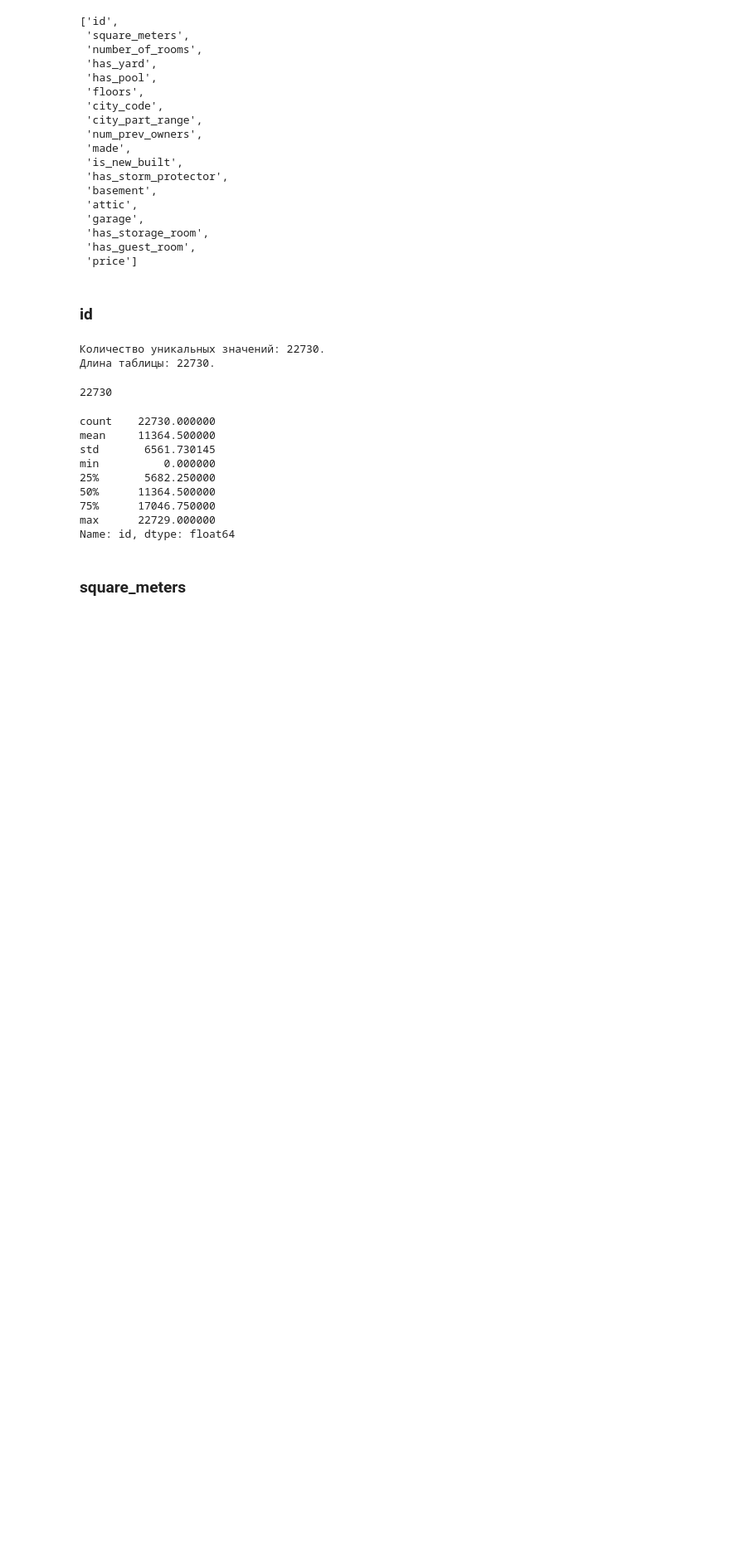
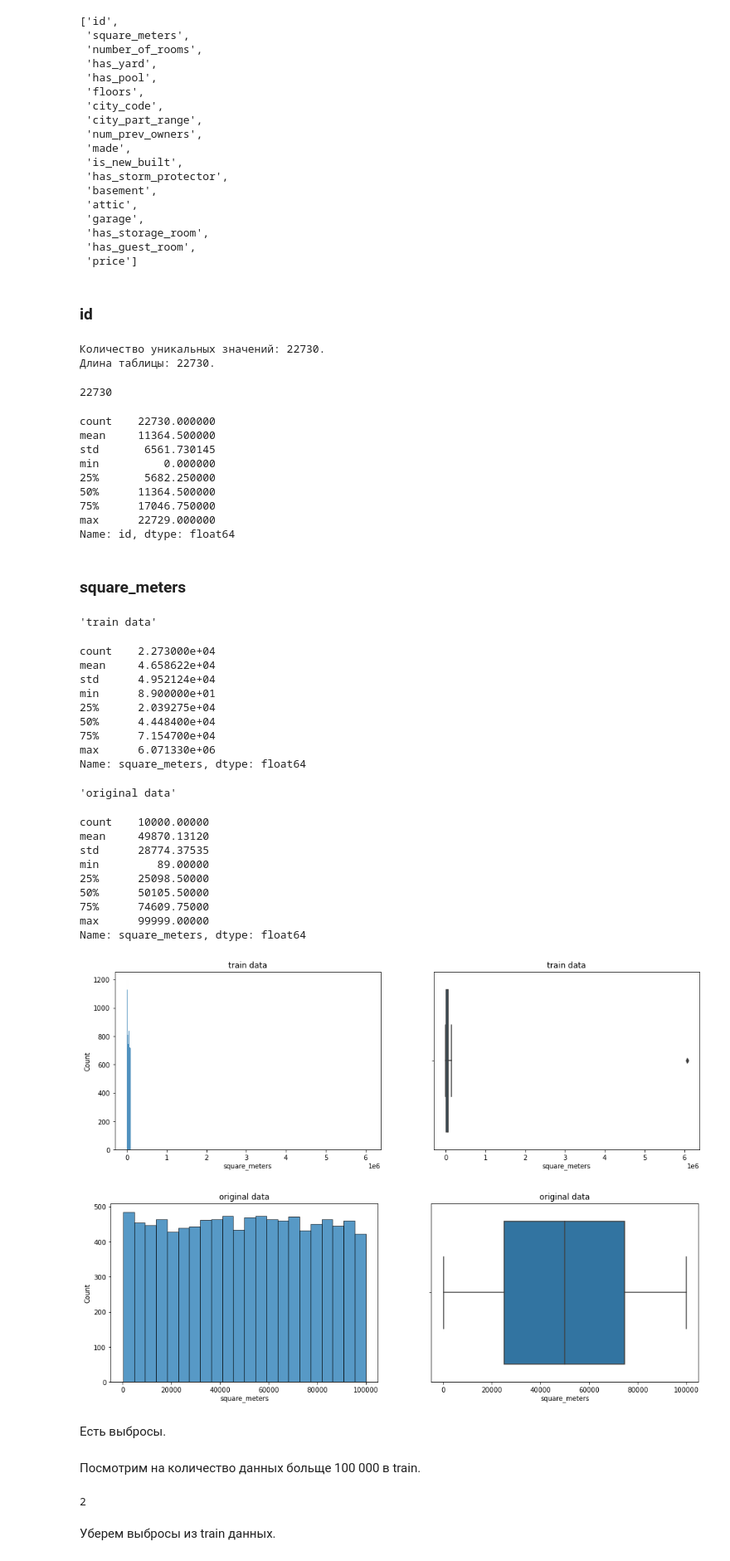
Before and after one commit to keedach/Kaggle, a Jupyter notebook: playground_series_3_6/playground_series_3_6.ipynb, the cells around one changed output. Shown at 83% size. Cells and saved outputs as stored; diff of their text form; code cells hidden in the pictures; blank space fills up the shorter version.

```diff
--- a/playground_series_3_6/playground_series_3_6.ipynb
+++ b/playground_series_3_6/playground_series_3_6.ipynb
@@ -16,0 +58,15 @@ from pathlib import Path
+# %%
+# функция для описательной статистики
+def column_stat(data, column):
+
+    title = [x for x in globals() if globals()[x] is data][0] + ' data'
+    display(title)
+    display(data[column].describe())
+
+    fig, ax =plt.subplots(1,2)
+
+    sns.histplot(data=data, x=column, ax=ax[0]).set(title=title)
+
+    sns.boxplot(data=data, x=column, ax=ax[1]).set(title=title)
+    fig.set_size_inches(14,4)
+    return
@@ -207,3 +253,39 @@ max      22729.000000
 Name: id, dtype: float64
 # %% [markdown]
 ### square_meters
+# %%
+for data in train, original:
+    column_stat(data, 'square_meters')
+# %% [output]
+'train data'
+count    2.273000e+04
+mean     4.658622e+04
+std      4.952124e+04
+min      8.900000e+01
+25%      2.039275e+04
+50%      4.448400e+04
+75%      7.154700e+04
+max      6.071330e+06
+Name: square_meters, dtype: float64
+'original data'
+count    10000.00000
+mean     49870.13120
+std      28774.37535
+min         89.00000
+25%      25098.50000
+50%      50105.50000
+75%      74609.75000
+max      99999.00000
+Name: square_meters, dtype: float64
+[figure, added]
+[figure, added]
+# %% [markdown]
+Есть выбросы.
+# %% [markdown]
+Посмотрим на количество данных больще 100 000 в train.
+# %%
+len(train[train['square_meters'] > 100000])
+# %% [output]
+2
+# %% [markdown]
+Уберем выбросы из train данных.
```
Also changed, not shown: parts of 126 cells of this notebook.
